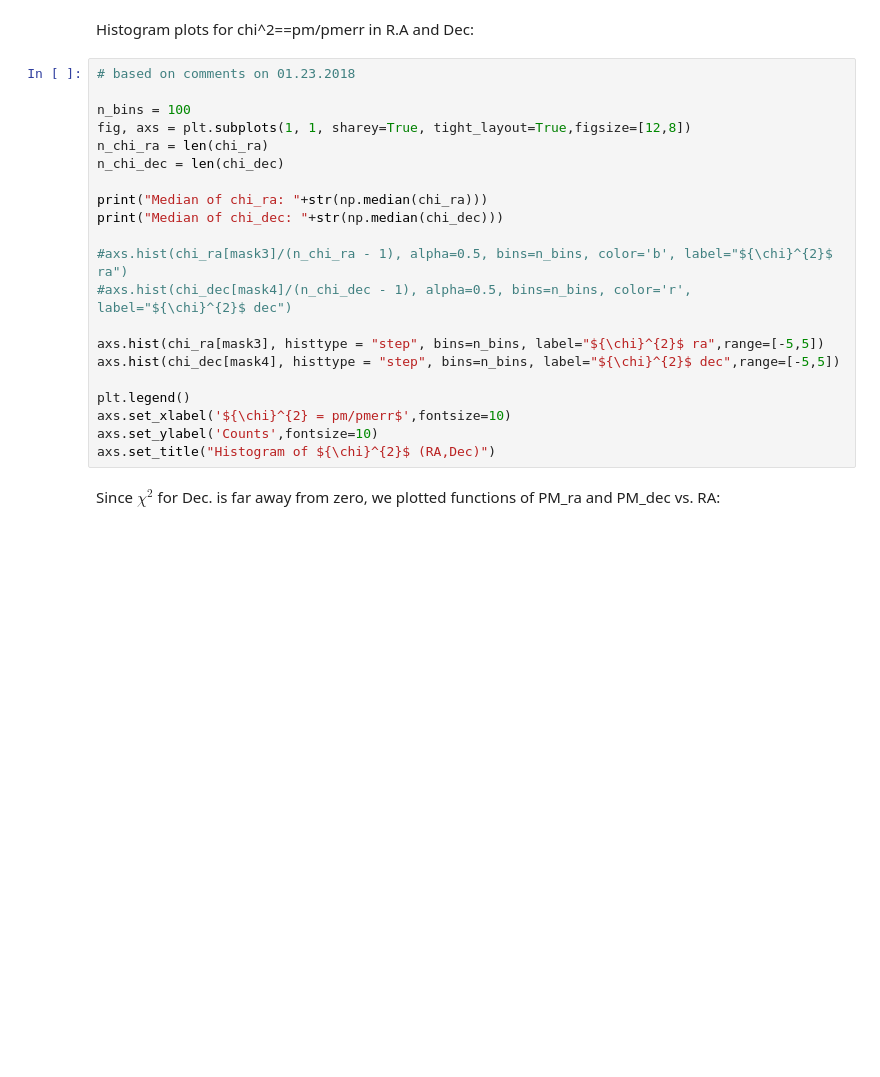
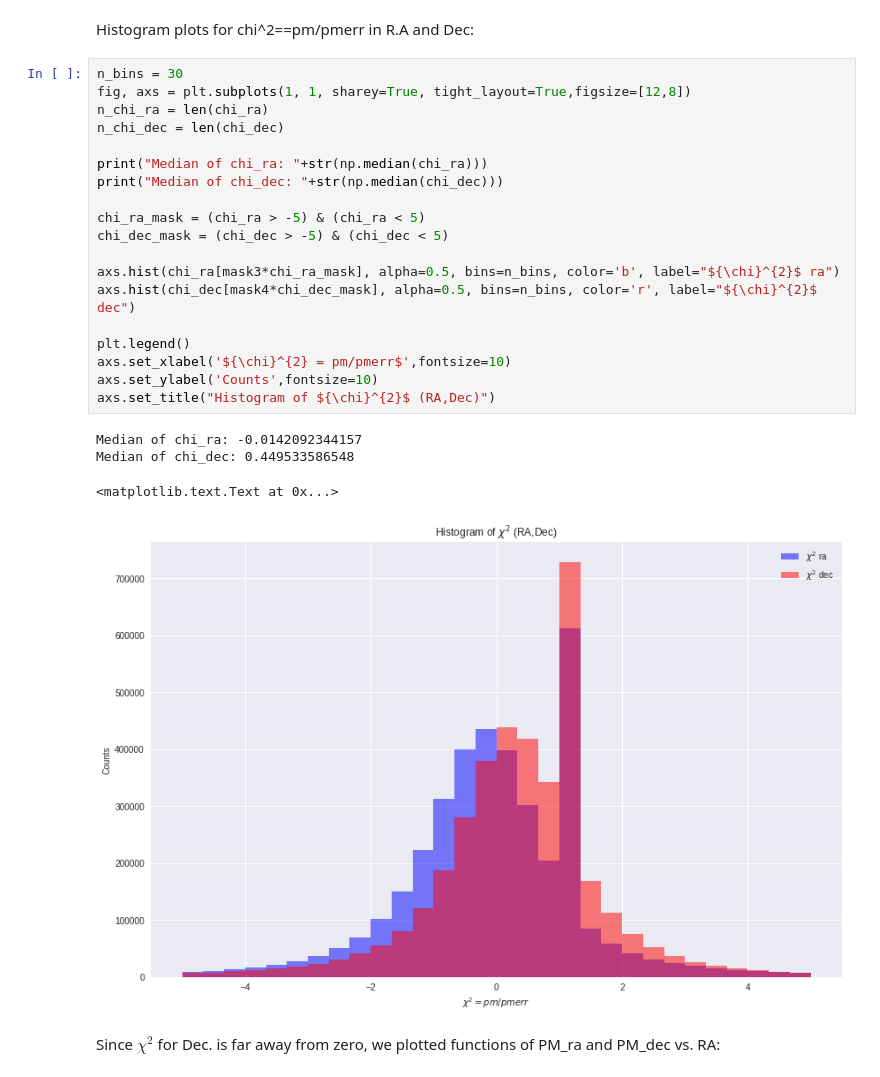
Before and after one commit to dirac-institute/uw-astr598-w18, a Jupyter notebook: homeworks/group2/HW_2/HW2-part2_group2.ipynb, the cells around one changed output. Drawn from its saved outputs; the diff is of its cells as text; blank space fills up the shorter version.

```diff
--- a/homeworks/group2/HW_2/HW2-part2_group2.ipynb
+++ b/homeworks/group2/HW_2/HW2-part2_group2.ipynb
@@ -179,26 +245,29 @@ axs.set_title('Histogram of Proper Motion (RA, Dec)')
 # %% [markdown]
 Histogram plots for chi^2==pm/pmerr in R.A and Dec:
 # %%
-# based on comments on 01.23.2018
-
-n_bins = 100
+n_bins = 30
 fig, axs = plt.subplots(1, 1, sharey=True, tight_layout=True,figsize=[12,8])
 n_chi_ra = len(chi_ra)
 n_chi_dec = len(chi_dec)
 
 print("Median of chi_ra: "+str(np.median(chi_ra)))
 print("Median of chi_dec: "+str(np.median(chi_dec)))
 
-#axs.hist(chi_ra[mask3]/(n_chi_ra - 1), alpha=0.5, bins=n_bins, color='b', label="${\chi}^{2}$ ra")
-#axs.hist(chi_dec[mask4]/(n_chi_dec - 1), alpha=0.5, bins=n_bins, color='r', label="${\chi}^{2}$ dec")
+chi_ra_mask = (chi_ra > -5) & (chi_ra < 5)
+chi_dec_mask = (chi_dec > -5) & (chi_dec < 5)
 
-axs.hist(chi_ra[mask3], histtype = "step", bins=n_bins, label="${\chi}^{2}$ ra",range=[-5,5])
-axs.hist(chi_dec[mask4], histtype = "step", bins=n_bins, label="${\chi}^{2}$ dec",range=[-5,5])
+axs.hist(chi_ra[mask3*chi_ra_mask], alpha=0.5, bins=n_bins, color='b', label="${\chi}^{2}$ ra")
+axs.hist(chi_dec[mask4*chi_dec_mask], alpha=0.5, bins=n_bins, color='r', label="${\chi}^{2}$ dec")
 
 plt.legend()
 axs.set_xlabel('${\chi}^{2} = pm/pmerr$',fontsize=10)
 axs.set_ylabel('Counts',fontsize=10)
 axs.set_title("Histogram of ${\chi}^{2}$ (RA,Dec)")
+# %% [output]
+Median of chi_ra: -0.0142092344157
+Median of chi_dec: 0.449533586548
+<matplotlib.text.Text at 0x...>
+[figure, added]
 # %% [markdown]
 Since ${\chi}^{2}$ for Dec. is far away from zero, we plotted functions of PM_ra and PM_dec vs. RA:
 # %% [markdown]
```
Also changed, not shown: parts of 42 cells of this notebook.
